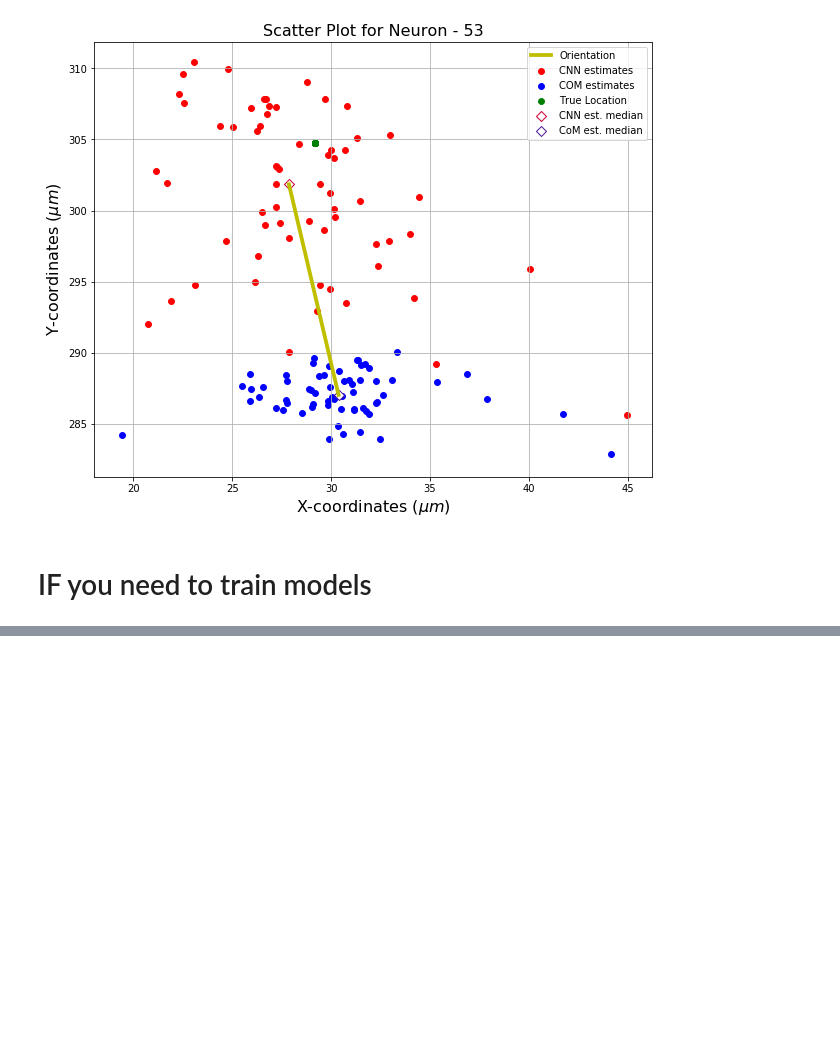
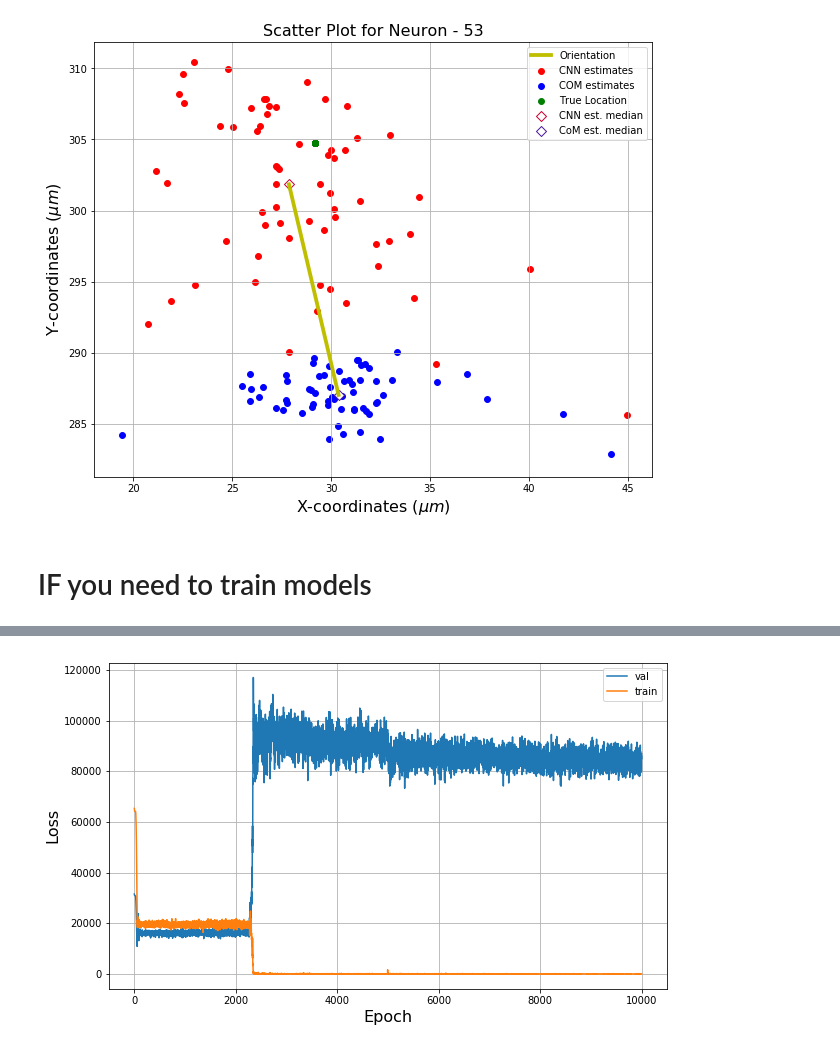
Before and after one commit to psambit9791/SpikeSort, a Jupyter notebook: Generating the Dataset for CNN.ipynb, the cells around one changed output, grey strips where cells are left out. Saved outputs shown, nothing was run; the diff lists cells and outputs as text; code cells hidden in the pictures; blank space fills up the shorter version.

```diff
--- a/Generating the Dataset for CNN.ipynb
+++ b/Generating the Dataset for CNN.ipynb
@@ -645,0 +829,12 @@ torch.save(cnn_1, 'models/cnn_models/loc_cnn_new.pt') #Saving the autoencoder mo
+# %%
+epoch_range = 10000
+batch_size = 300
+learning_rate = 0.0001
+
+cnn_1 = LocatorCNN_XY().cuda()
+cnn_1.apply(init_weights)
+criterion = nn.MSELoss()
+optimizer = torch.optim.Adam(
+    cnn_1.parameters(), lr=learning_rate, weight_decay=0.001)
+
+out, losses_1, vloss = train_cnn_branch(cnn_1, list_times_ch_train, list_times_ch_val ,image_data, new_location, criterion, optimizer, epoch_range, batch_size)
@@ -645,0 +859,11 @@ torch.save(cnn_1, 'models/cnn_models/loc_cnn_new.pt') #Saving the autoencoder mo
+# %%
+fig = plt.figure(figsize=(10,6))
+plt.plot(vloss, label="val")
+plt.plot(losses_1, label="train")
+plt.xlabel('Epoch', fontsize=16)
+plt.ylabel('Loss', fontsize=16)
+plt.legend()
+plt.grid()
+fig.savefig("cnn_loss_branch.pdf", bbox_inches="tight")
+# %% [output]
+[figure, added]
```
Also changed, not shown: parts of 8 cells of this notebook, 38 other files.
